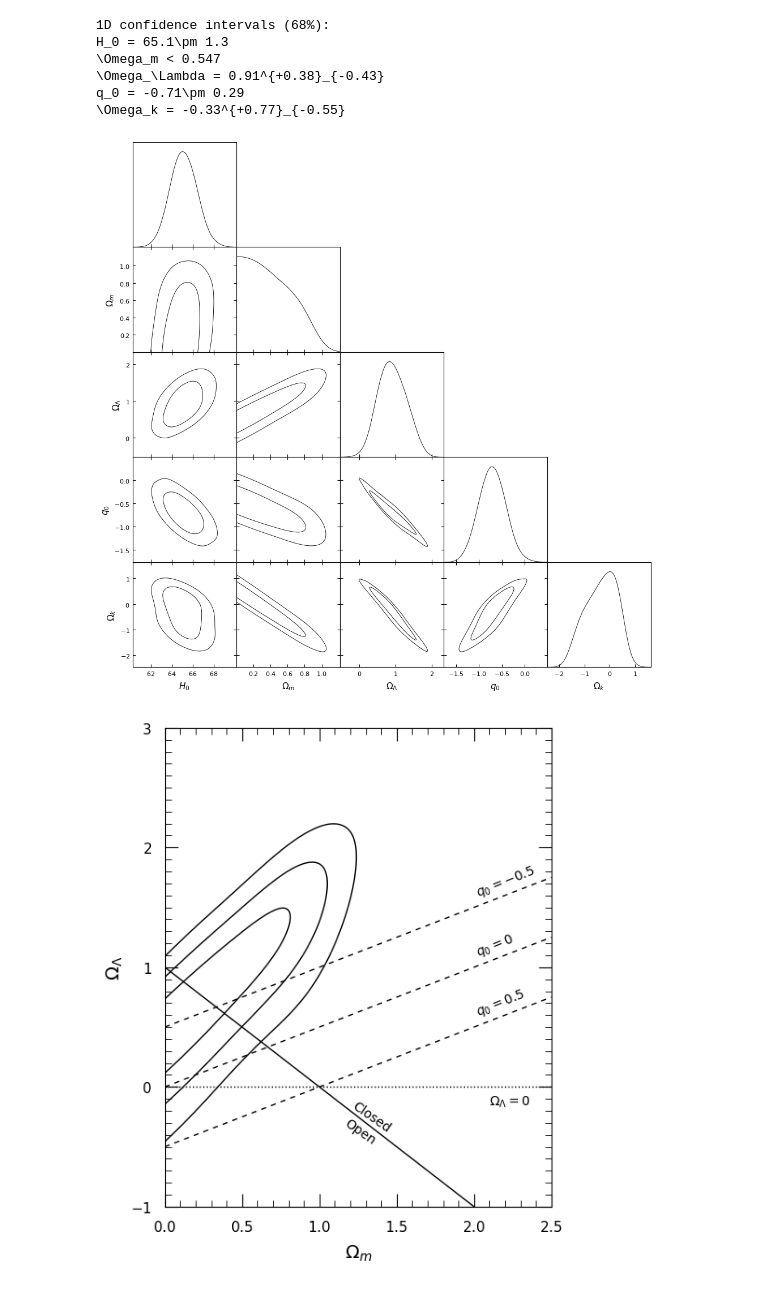
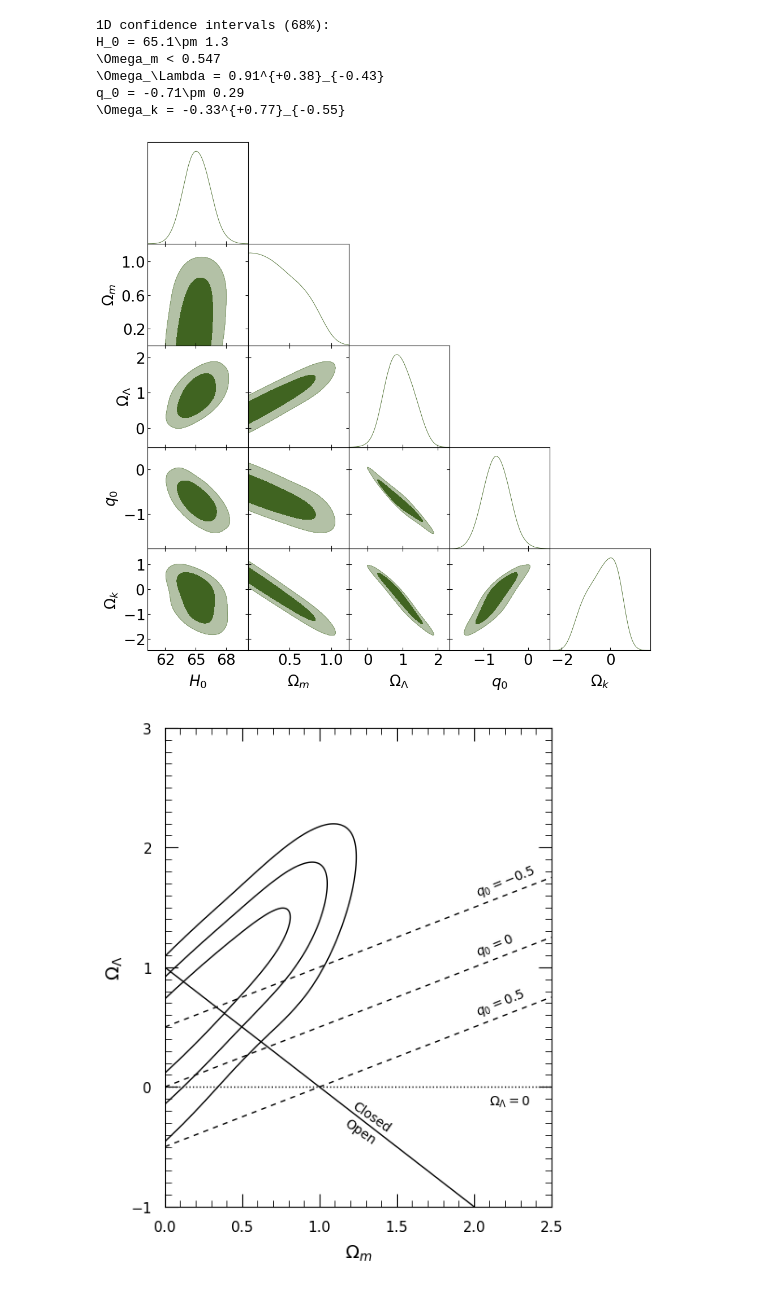
Before and after one commit to joaoreboucas1/Escola_Computacao_CBPF_Cosmologia, a Jupyter notebook: MCMC_supernovas.ipynb, the cells around one changed output. Drawn from its saved outputs; the diff is of its cells as text; code cells hidden in the pictures.

Commit message:
Arrumando notebooks de MCMC

```diff
--- a/MCMC_supernovas.ipynb
+++ b/MCMC_supernovas.ipynb
@@ -265,12 +275,17 @@ q_0 = -0.71\pm 0.29
 # %%
 # Obtendo contornos de confiança 2D, o corner plot
 p = getdist.plots.get_subplot_plotter()
+p.settings.axes_fontsize=22
+p.settings.axes_labelsize=22
 p.triangle_plot(
     chain,
-    params=["H0", "Omega_m", "Omega_Lambda", "q0", "Omega_k"]
+    params=["H0", "Omega_m", "Omega_Lambda", "q0", "Omega_k"],
+    filled=True,
+    contour_colors=["#406421"]
 )
+p.export("mcmc_sn.pdf")
 # %% [output]
-[figure, old version]
+[figure, new version]
 # %%
 # Reproduzindo a figura do artigo
 g = plots.get_single_plotter(width_inch=5, ratio=30/25)
```
Also changed, not shown: parts of 6 cells of this notebook, 5 other files.
